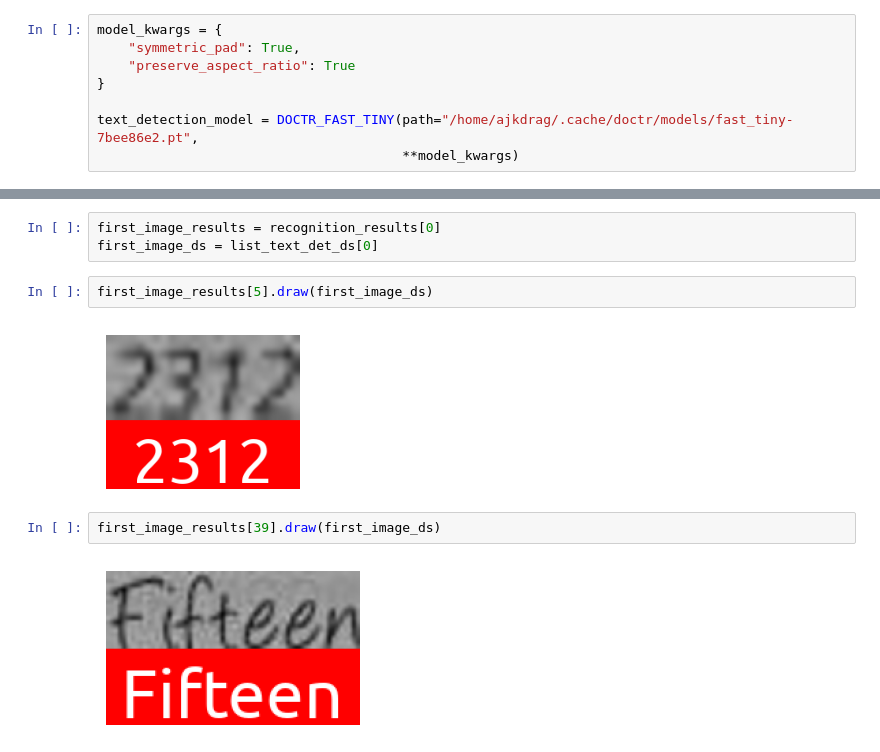
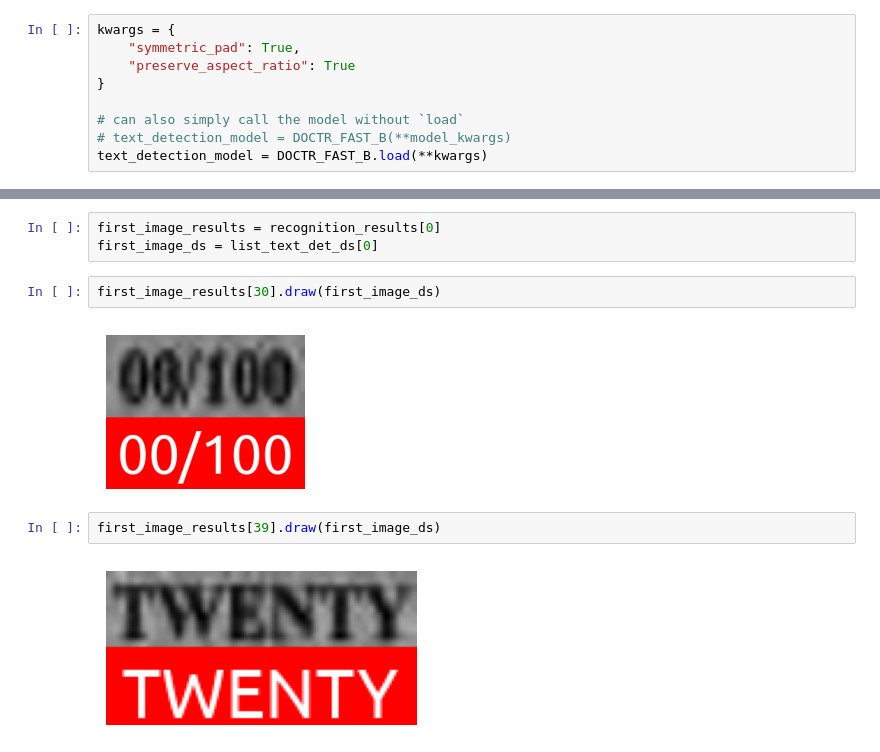
Before and after one commit to ajkdrag/ocrtoolkit, a Jupyter notebook: notebooks/combining_different_frameworks.ipynb, the cells around one changed output, grey strips where cells are left out. Saved outputs shown, nothing was run; the diff lists cells and outputs as text.

Commit message:
[no ci] Added more doctr architectures

```diff
--- a/notebooks/combining_different_frameworks.ipynb
+++ b/notebooks/combining_different_frameworks.ipynb
@@ -26,11 +28,12 @@ from ocrtoolkit.datasets import FileDS
 # %% [markdown]
 We can mix and match different frameworks. E.g. Using `DocTR` text detection with `PaddleOCR` text recognition
 # %%
-model_kwargs = {
+kwargs = {
     "symmetric_pad": True,
     "preserve_aspect_ratio": True
 }
 
-text_detection_model = DOCTR_FAST_TINY(path="/home/ajkdrag/.cache/doctr/models/fast_tiny-7bee86e2.pt",
-                                       **model_kwargs)
+# can also simply call the model without `load`
+# text_detection_model = DOCTR_FAST_B(**model_kwargs)
+text_detection_model = DOCTR_FAST_B.load(**kwargs)
 # %% [output]
@@ -69,10 +78,10 @@ recognition_results = [recognize(recognition_model, ds, verbose=False, stream=Fa
 first_image_results = recognition_results[0]
 first_image_ds = list_text_det_ds[0]
 # %%
-first_image_results[5].draw(first_image_ds)
+first_image_results[30].draw(first_image_ds)
 # %% [output]
-[figure, old version]
+[figure, new version]
 # %%
 first_image_results[39].draw(first_image_ds)
 # %% [output]
-[figure, old version]
+[figure, new version]
```
Also changed, not shown: parts of 7 cells of this notebook, 2 other files.
